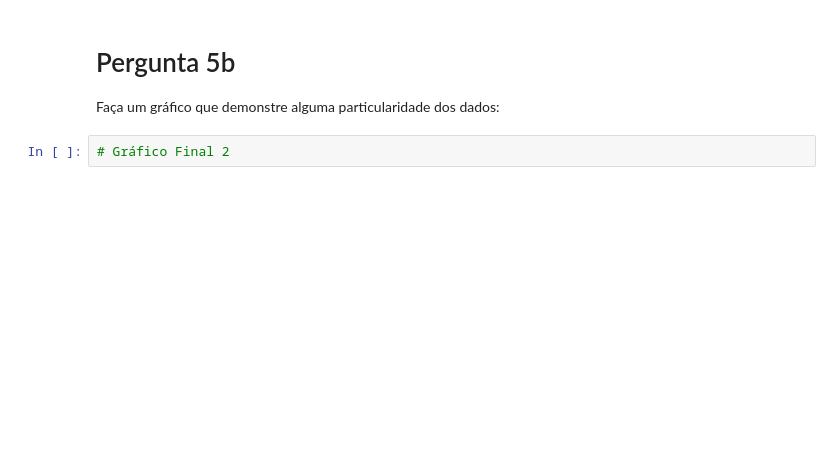
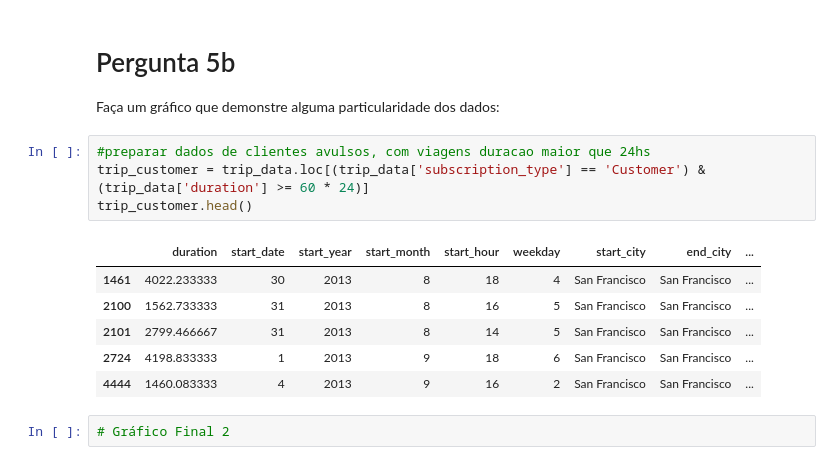
Before and after one commit to rogerpaviani/nanodegree_fdsi, a Jupyter notebook: ndfdsi-bikeshareanalysis/Analise_Bay_Area_Bike_Share-NDFDSI.ipynb, the cells around one changed output. Drawn from its saved outputs; the diff is of its cells as text; blank space fills up the shorter version.

```diff
--- a/ndfdsi-bikeshareanalysis/Analise_Bay_Area_Bike_Share-NDFDSI.ipynb
+++ b/ndfdsi-bikeshareanalysis/Analise_Bay_Area_Bike_Share-NDFDSI.ipynb
@@ -459,5 +503,16 @@ O que é interessante na visualização acima? Por que você a selecionou?
 # %% [markdown]
 # Pergunta 5b
 Faça um gráfico que demonstre alguma particularidade dos dados:
+# %%
+#preparar dados de clientes avulsos, com viagens duracao maior que 24hs
+trip_customer = trip_data.loc[(trip_data['subscription_type'] == 'Customer') & (trip_data['duration'] >= 60 * 24)]
+trip_customer.head()
+# %% [output]
+|  | duration | start_date | start_year | start_month | start_hour | weekday | start_city | end_city | ... |
+| 1461 | 4022.233333 | 30 | 2013 | 8 | 18 | 4 | San Francisco | San Francisco | ... |
+| 2100 | 1562.733333 | 31 | 2013 | 8 | 16 | 5 | San Francisco | San Francisco | ... |
+| 2101 | 2799.466667 | 31 | 2013 | 8 | 14 | 5 | San Francisco | San Francisco | ... |
+| 2724 | 4198.833333 | 1 | 2013 | 9 | 18 | 6 | San Francisco | San Francisco | ... |
+| 4444 | 1460.083333 | 4 | 2013 | 9 | 16 | 2 | San Francisco | San Francisco | ... |
 # %%
 # Gráfico Final 2
```
Also changed, not shown: parts of 13 cells of this notebook.
